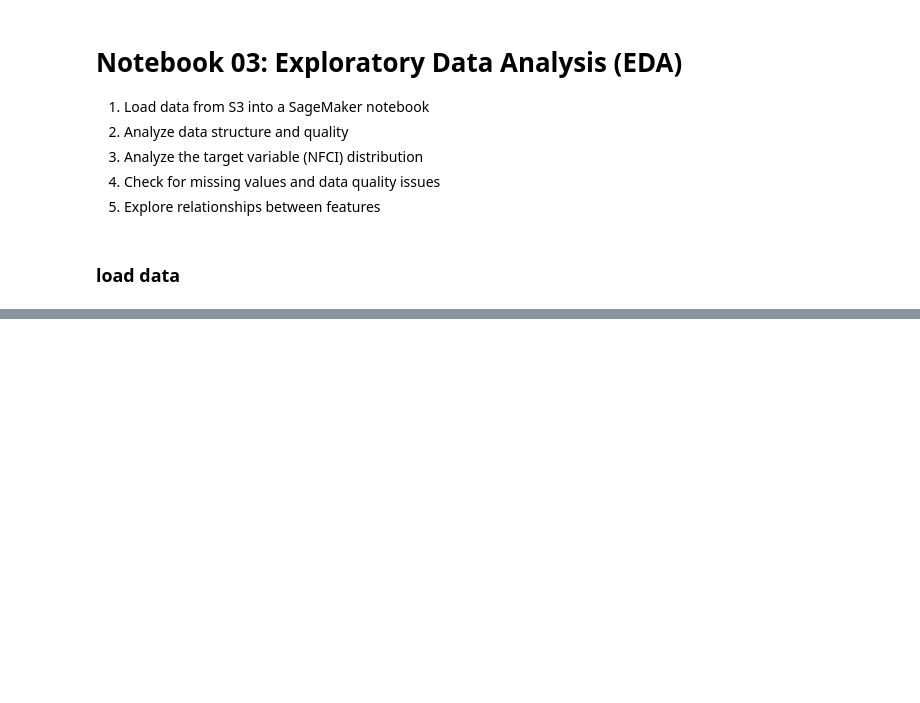
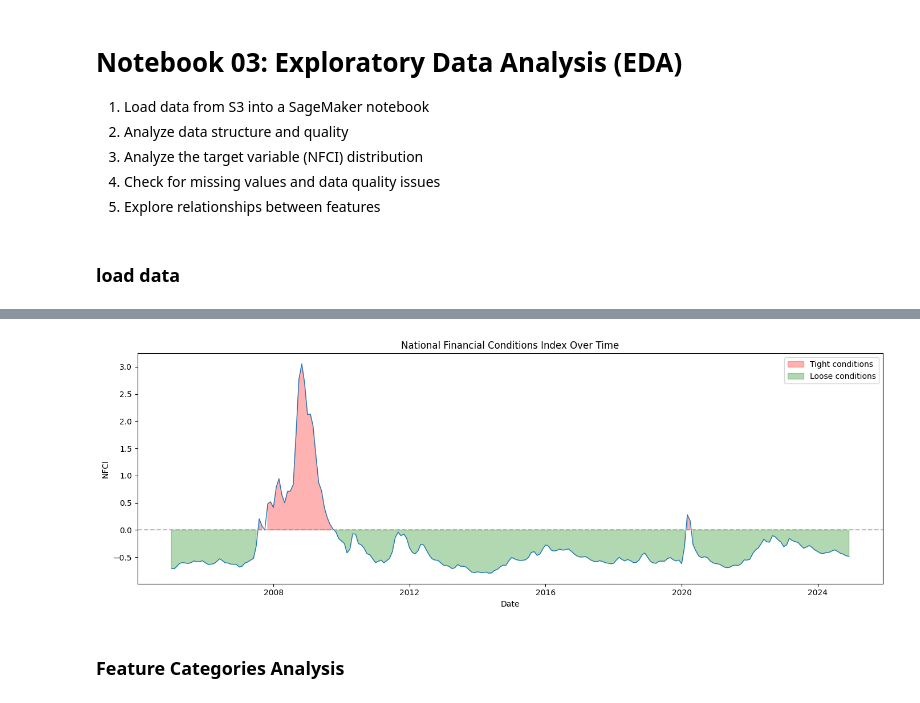
Before and after one commit to PSswathi/horizoncapital-forecaster-mlops, a Jupyter notebook: notebooks/03_exploratory_data_analysis.ipynb, the cells around one changed output, grey strips where cells are left out. Saved outputs shown, nothing was run; the diff lists cells and outputs as text; code cells hidden in the pictures; blank space fills up the shorter version.

```diff
--- a/notebooks/03_exploratory_data_analysis.ipynb
+++ b/notebooks/03_exploratory_data_analysis.ipynb
@@ -38,0 +177,23 @@ from config.config import (
+# %%
+# NFCI over time (national average since NFCI is same across states)
+nfci_time = df.groupby('date')[target].mean().reset_index()
+
+fig, ax = plt.subplots(figsize=(14, 5))
+ax.plot(nfci_time['date'], nfci_time[target], linewidth=1)
+ax.axhline(0, color='gray', linestyle='--', alpha=0.5)
+ax.set_xlabel('Date')
+ax.set_ylabel('NFCI')
+ax.set_title('National Financial Conditions Index Over Time')
+
+# Highlight stress periods (NFCI > 0 indicates tighter than average conditions)
+ax.fill_between(nfci_time['date'], nfci_time[target], 0,
+                where=(nfci_time[target] > 0), alpha=0.3, color='red', label='Tight conditions')
+ax.fill_between(nfci_time['date'], nfci_time[target], 0,
+                where=(nfci_time[target] <= 0), alpha=0.3, color='green', label='Loose conditions')
+ax.legend()
+plt.tight_layout()
+plt.show()
+# %% [output]
+[figure, added]
+# %% [markdown]
+### Feature Categories Analysis
```
Also changed, not shown: parts of 18 cells of this notebook, 6 other files.
